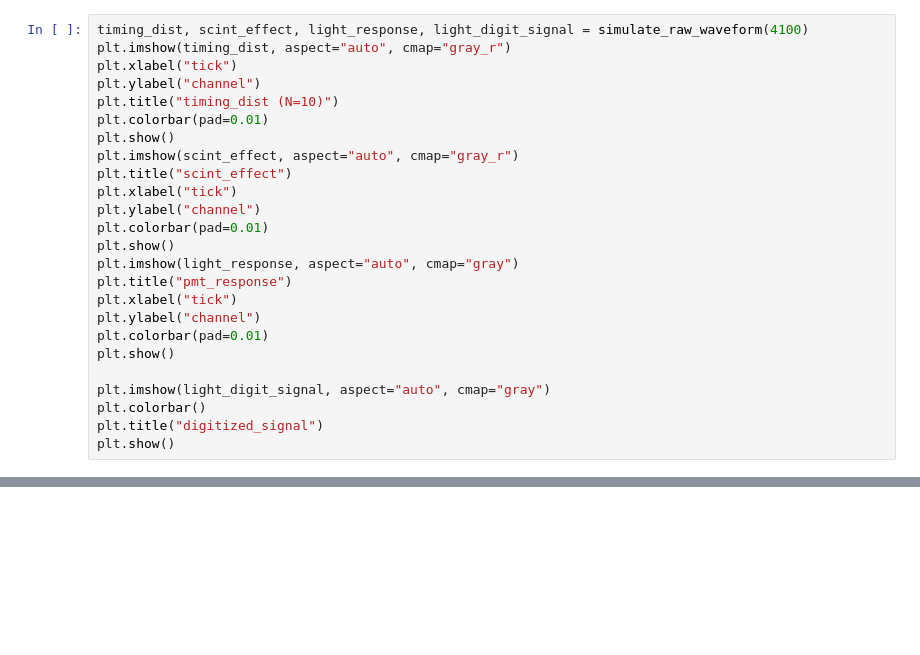
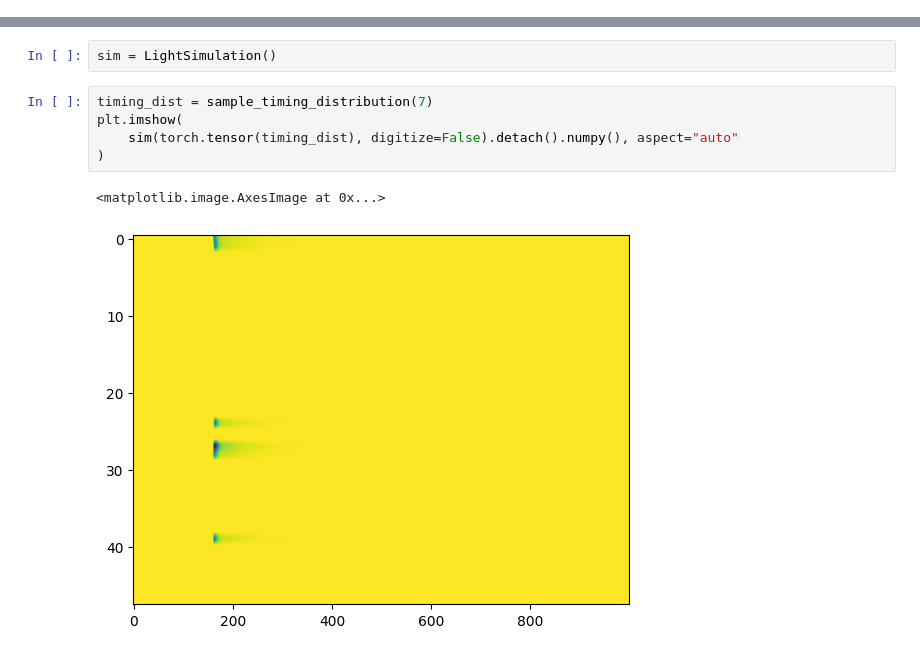
Before and after one commit to youngsm/siren-t, a Jupyter notebook: convolve_waveform.ipynb, the cells around one changed output, grey strips where cells are left out. Cells and saved outputs as stored; diff of their text form; blank space fills up the shorter version.

```diff
--- a/convolve_waveform.ipynb
+++ b/convolve_waveform.ipynb
@@ -339,25 +184,0 @@ def simulate_raw_waveform(N):
-# %%
-timing_dist, scint_effect, light_response, light_digit_signal = simulate_raw_waveform(4100)
-plt.imshow(timing_dist, aspect="auto", cmap="gray_r")
-plt.xlabel("tick")
-plt.ylabel("channel")
-plt.title("timing_dist (N=10)")
-plt.colorbar(pad=0.01)
-plt.show()
-plt.imshow(scint_effect, aspect="auto", cmap="gray_r")
-plt.title("scint_effect")
-plt.xlabel("tick")
-plt.ylabel("channel")
-plt.colorbar(pad=0.01)
-plt.show()
-plt.imshow(light_response, aspect="auto", cmap="gray")
-plt.title("pmt_response")
-plt.xlabel("tick")
-plt.ylabel("channel")
-plt.colorbar(pad=0.01)
-plt.show()
-
-plt.imshow(light_digit_signal, aspect="auto", cmap="gray")
-plt.colorbar()
-plt.title("digitized_signal")
-plt.show()
@@ -368,0 +366,10 @@ plt.show()
+# %%
+sim = LightSimulation()
+# %%
+timing_dist = sample_timing_distribution(7)
+plt.imshow(
+    sim(torch.tensor(timing_dist), digitize=False).detach().numpy(), aspect="auto"
+)
+# %% [output]
+<matplotlib.image.AxesImage at 0x...>
+[figure, added]
```
Also changed, not shown: parts of 10 cells of this notebook.
